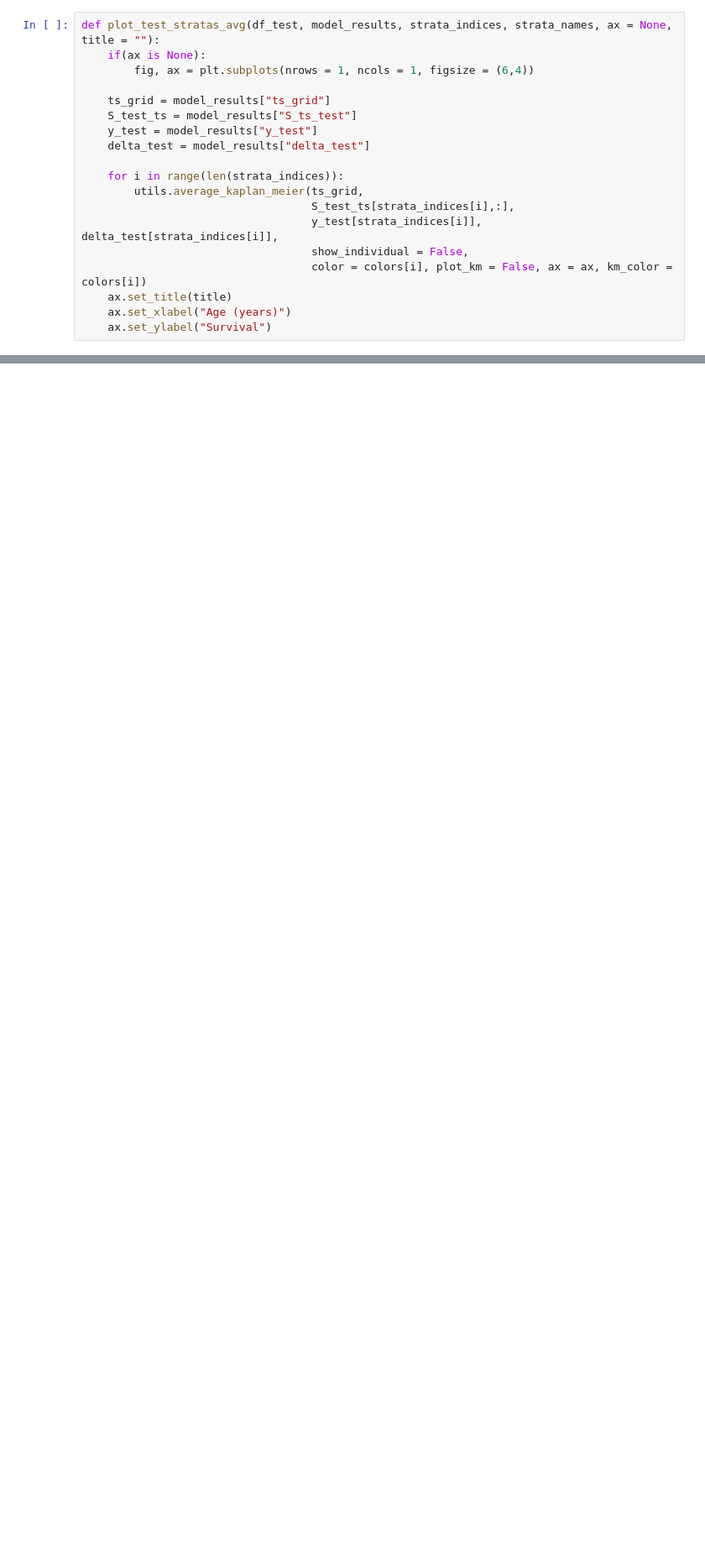
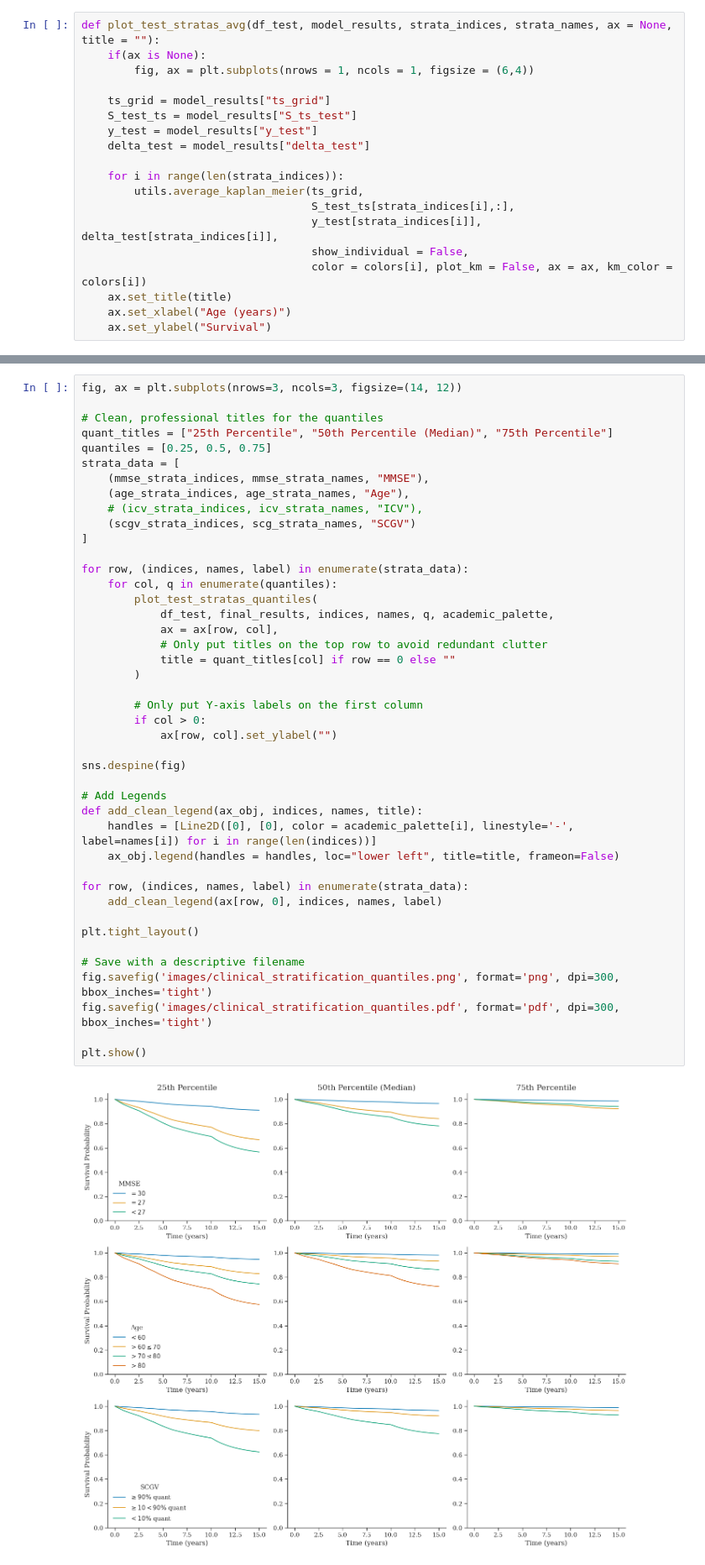
Before and after one commit to nhilariosilva/gndr_mpscr, a Jupyter notebook: OASIS Application/OASIS Results.ipynb, the cells around one changed output, grey strips where cells are left out. Shown at 84% size. Drawn from its saved outputs; the diff is of its cells as text; blank space fills up the shorter version.

```diff
--- a/OASIS Application/OASIS Results.ipynb
+++ b/OASIS Application/OASIS Results.ipynb
@@ -891,3 +1034,48 @@ final_results["S_ts_test"].shape
+# %%
+fig, ax = plt.subplots(nrows=3, ncols=3, figsize=(14, 12))
+
+# Clean, professional titles for the quantiles
+quant_titles = ["25th Percentile", "50th Percentile (Median)", "75th Percentile"]
+quantiles = [0.25, 0.5, 0.75]
+strata_data = [
+    (mmse_strata_indices, mmse_strata_names, "MMSE"),
+    (age_strata_indices, age_strata_names, "Age"),
+    # (icv_strata_indices, icv_strata_names, "ICV"),
+    (scgv_strata_indices, scg_strata_names, "SCGV")
+]
+
+for row, (indices, names, label) in enumerate(strata_data):
+    for col, q in enumerate(quantiles):
+        plot_test_stratas_quantiles(
+            df_test, final_results, indices, names, q, academic_palette,
+            ax = ax[row, col],
+            # Only put titles on the top row to avoid redundant clutter
+            title = quant_titles[col] if row == 0 else ""
+        )
+
+        # Only put Y-axis labels on the first column
+        if col > 0:
+            ax[row, col].set_ylabel("")
+
+sns.despine(fig)
+
+# Add Legends
+def add_clean_legend(ax_obj, indices, names, title):
+    handles = [Line2D([0], [0], color = academic_palette[i], linestyle='-', label=names[i]) for i in range(len(indices))]
+    ax_obj.legend(handles = handles, loc="lower left", title=title, frameon=False)
+
+for row, (indices, names, label) in enumerate(strata_data):
+    add_clean_legend(ax[row, 0], indices, names, label)
+
+plt.tight_layout()
+
+# Save with a descriptive filename
+fig.savefig('images/clinical_stratification_quantiles.png', format='png', dpi=300, bbox_inches='tight')
+fig.savefig('images/clinical_stratification_quantiles.pdf', format='pdf', dpi=300, bbox_inches='tight')
+
+plt.show()
+# %% [output]
+[figure, added]
 # %%
 np.random.seed(10)
 
```
Also changed, not shown: parts of 27 cells of this notebook, 4 other files.
